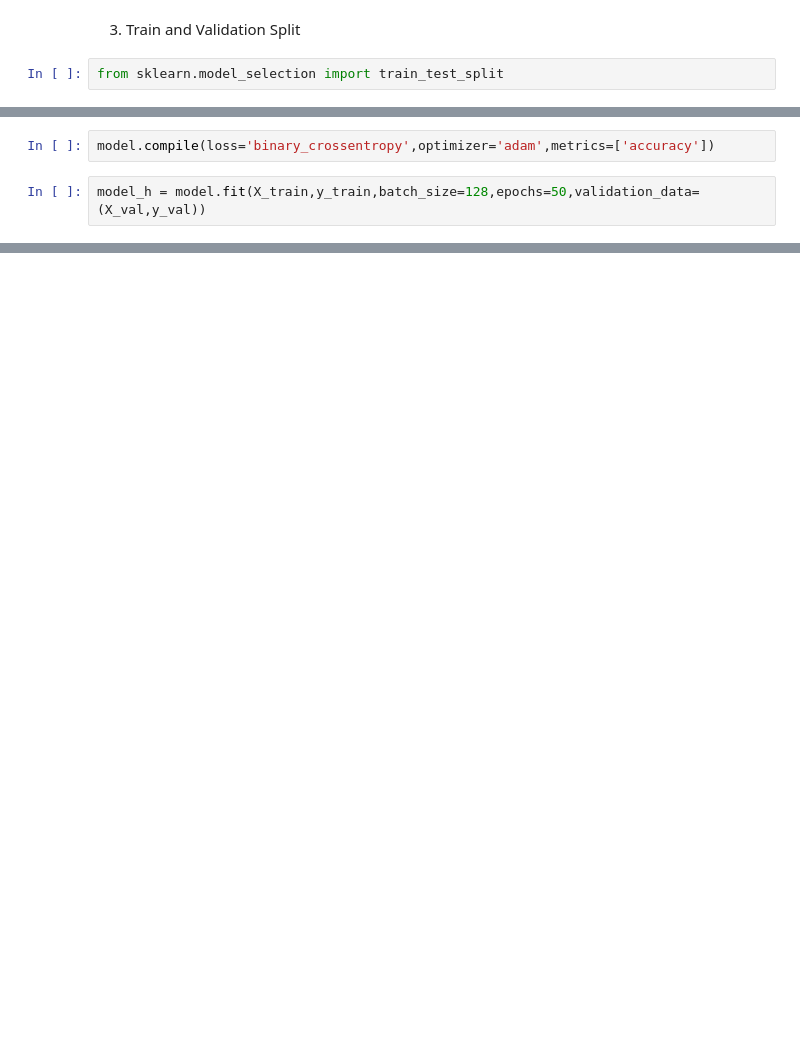
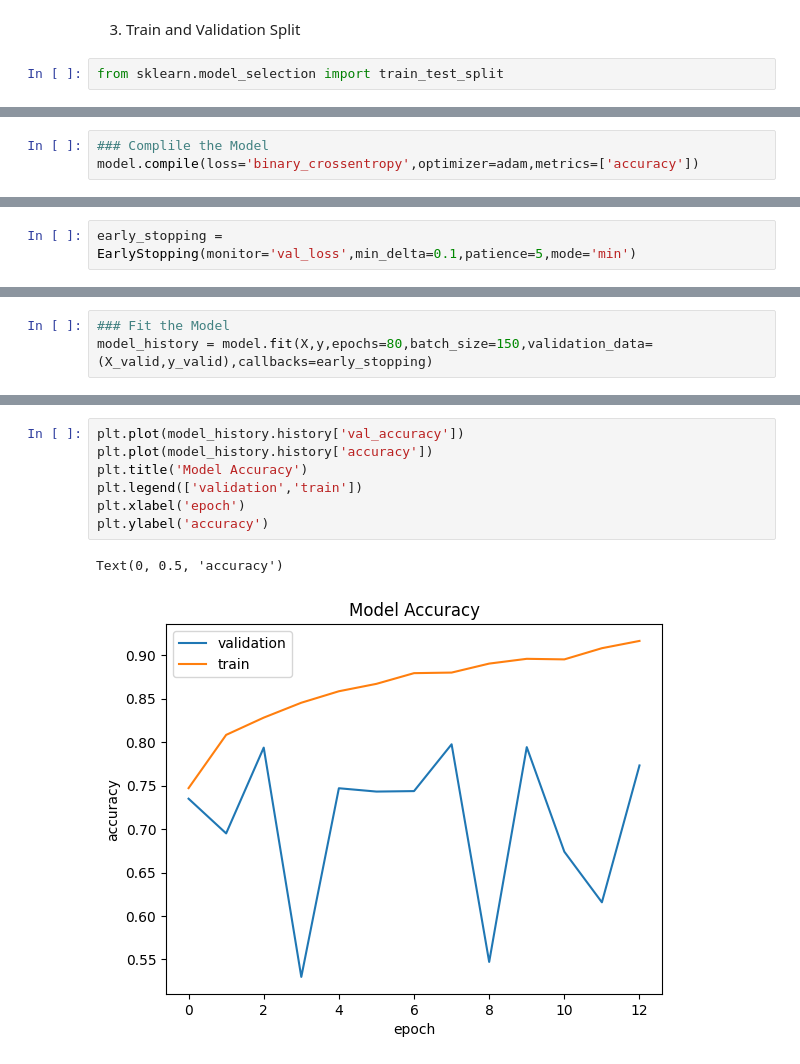
Before and after one commit to Pallavih28/Gender_Image_Classification, a Jupyter notebook: Gender_Classification.ipynb, the cells around one changed output, grey strips where cells are left out. Drawn from its saved outputs; the diff is of its cells as text; blank space fills up the shorter version.

```diff
--- a/Gender_Classification.ipynb
+++ b/Gender_Classification.ipynb
@@ -139,4 +150,3 @@ _________________________________________________________________
 # %%
-model.compile(loss='binary_crossentropy',optimizer='adam',metrics=['accuracy'])
+### Complile the Model
+model.compile(loss='binary_crossentropy',optimizer=adam,metrics=['accuracy'])
-# %%
-model_h = model.fit(X_train,y_train,batch_size=128,epochs=50,validation_data=(X_val,y_val))
@@ -160,0 +155,2 @@ Epoch 50/50
+# %%
+early_stopping = EarlyStopping(monitor='val_loss',min_delta=0.1,patience=5,mode='min')
@@ -160,0 +159,3 @@ Epoch 50/50
+# %%
+### Fit the Model
+model_history = model.fit(X,y,epochs=80,batch_size=150,validation_data=(X_valid,y_valid),callbacks=early_stopping)
@@ -160,0 +188,10 @@ Epoch 50/50
+# %%
+plt.plot(model_history.history['val_accuracy'])
+plt.plot(model_history.history['accuracy'])
+plt.title('Model Accuracy')
+plt.legend(['validation','train'])
+plt.xlabel('epoch')
+plt.ylabel('accuracy')
+# %% [output]
+Text(0, 0.5, 'accuracy')
+[figure, added]
```
Also changed, not shown: parts of 36 cells of this notebook.
